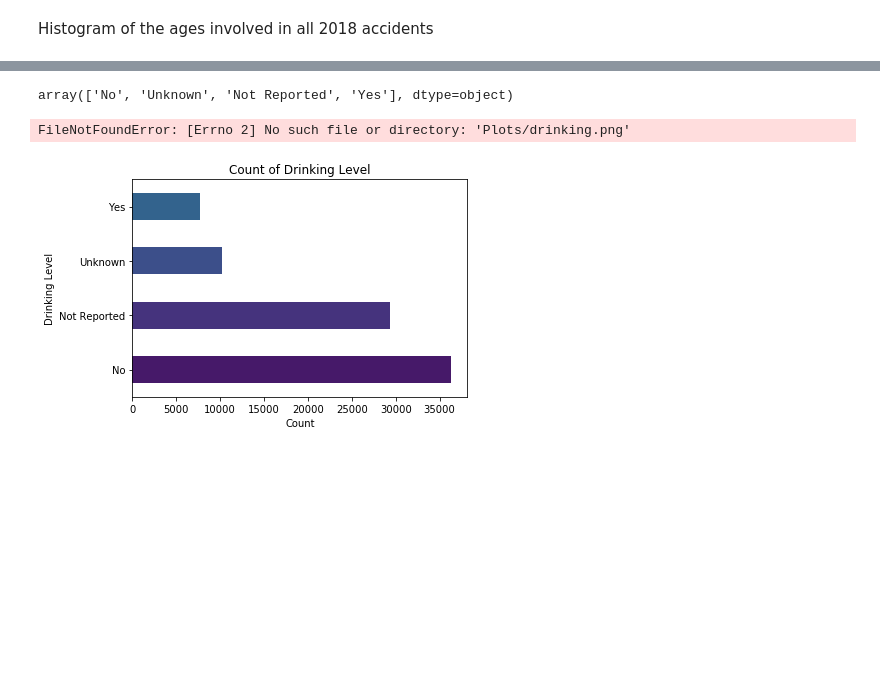
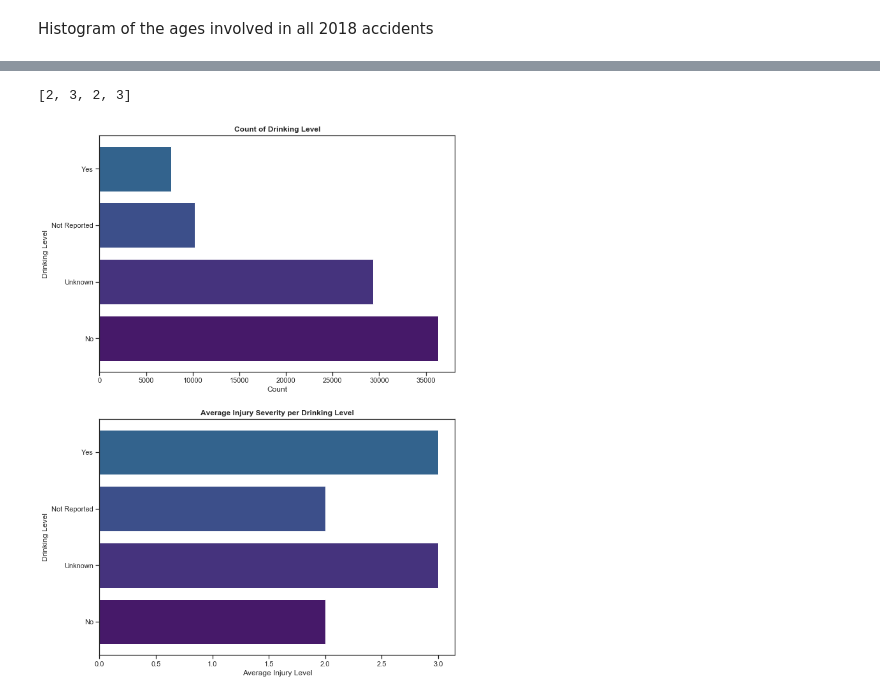
Before and after one commit to m6cortez/COGS_109_Project, a Jupyter notebook: COGS 109 Project (1).ipynb, the cells around one changed output, grey strips where cells are left out. Drawn from its saved outputs; the diff is of its cells as text; code cells hidden in the pictures; blank space fills up the shorter version.

Commit message:
- Added new plots, calculating average ratings for different instances

```diff
--- a/COGS 109 Project (1).ipynb
+++ b/COGS 109 Project (1).ipynb
@@ -185,7 +181,7 @@ def change_inj(injury):
             injury = inj_str[i]
     return injury
 # %%
-df_per.INJ_SEV = df_per.INJ_SEV.apply(change_inj)
+df_per['INJ_lvl'] = df_per.INJ_SEV.apply(change_inj)
 # %% [markdown]
 Plotting Injury severity across all cases and people
 # %%
@@ -251,0 +246,3 @@ FileNotFoundError: [Errno 2] No such file or directory: 'Plots/age_groups.png'
+# %%
+drinkings = df_per.DRINKING.unique()
+drinkings
@@ -256,33 +268,29 @@ array([0, 9, 8, 1])
-# %%
-def change(drinking):
-    if drinking == 0:
-        drinking = 'No'
-    if drinking == 1:
-        drinking = 'Yes'
-    if drinking == 8:
-        drinking = 'Not Reported'
-    if drinking == 9:
-        drinking = 'Unknown'
-    return drinking
-
-df_per.DRINKING = df_per.DRINKING.apply(change)
-# %%
-df_per.DRINKING.unique()
-# %% [output]
-array(['No', 'Unknown', 'Not Reported', 'Yes'], dtype=object)
+# %%
+avg_inj = []
+for i in drinkings:
+    avg_inj.append(int(df_per[df_per['DRINKING'] == i].INJ_SEV.mean()))
+# %%
+avg_inj
+# %% [output]
+[2, 3, 2, 3]
 # %%
-x = df_per.DRINKING.value_counts()
+x = df_per.DRINKING_LVL.value_counts()
 color1 = [COLOR_MAP[l] for l in range(len(x))]
-fig, ax = plt.subplots()
-x.plot('barh', color = color1)
-plt.xlabel('Count')
-plt.ylabel('Drinking Level')
-plt.title('Count of Drinking Level')
-plt.savefig('Plots/drinking.png')
+fig, ax = plt.subplots(nrows = 2, ncols = 1, figsize=(10,15))
+fig.subplots_adjust(hspace = 0.2, wspace=0.70)
+ax[0].barh(df_per.DRINKING_LVL.unique(), x, color = color1)
+ax[0].set_xlabel('Count')
+ax[0].set_ylabel('Drinking Level')
+ax[0].set_title('Count of Drinking Level', fontweight='bold')
+
+ax[1].barh(df_per.DRINKING_LVL.unique(), avg_inj, color = color1)
+ax[1].set_xlabel('Average Injury Level')
+ax[1].set_ylabel('Drinking Level')
+ax[1].set_title('Average Injury Severity per Drinking Level', fontweight='bold')
+plt.savefig('Plots/drinkings3.png')
 plt.show()
 # %% [output]
-FileNotFoundError: [Errno 2] No such file or directory: 'Plots/drinking.png'
-[figure, old version]
+[figure, new version]
 # %%
 x = df_acc.FATALS.value_counts().sort_index(ascending=False)
 color1 = [COLOR_MAP[l] for l in range(len(x))]
```
Also changed, not shown: parts of 16 cells of this notebook, 5 other files.
